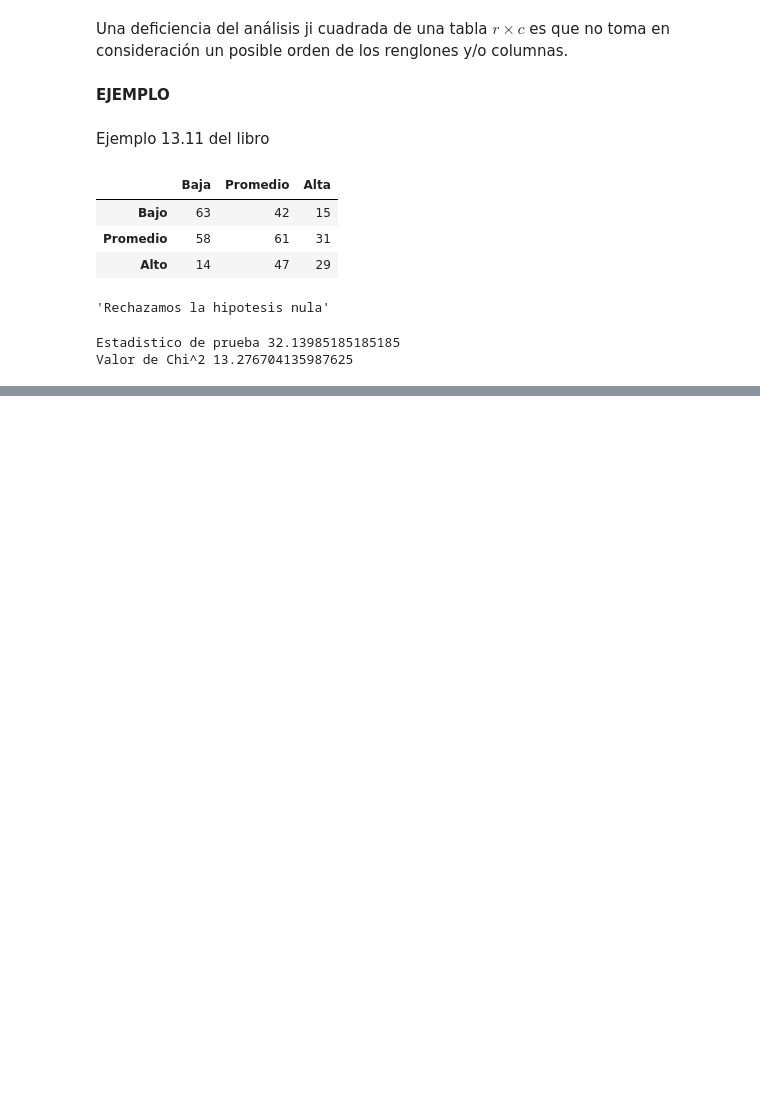
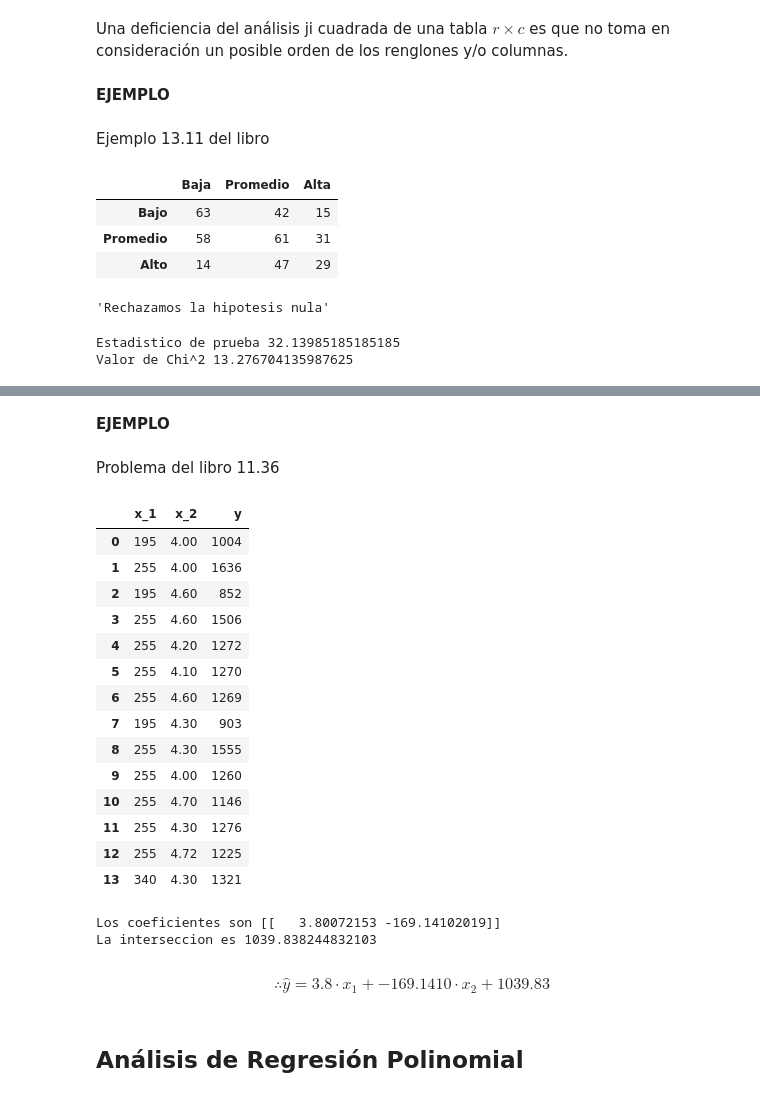
Before and after one commit to DechiWords/Mathematic_and_Statistics, a Jupyter notebook: Funciones_Estadisticas.ipynb, the cells around one changed output, grey strips where cells are left out. Drawn from its saved outputs; the diff is of its cells as text; code cells hidden in the pictures; blank space fills up the shorter version.

```diff
--- a/Funciones_Estadisticas.ipynb
+++ b/Funciones_Estadisticas.ipynb
@@ -1412,0 +1542,49 @@ Valor de Chi^2 13.276704135987625
+# %% [markdown]
+**EJEMPLO**
+# %% [markdown]
+Problema del libro 11.36
+# %%
+x_1 = [195,255,195,255,255,255,255,195,255,255,255,255,255,340]
+x_2 = [4,4,4.60,4.60,4.20,4.10,4.60,4.3,4.3,4,4.7,4.3,4.72,4.3]
+y = [1004,1636,852,1506,1272,1270,1269,903,1555,1260,1146,1276,1225,1321]
+
+DAE = {'x_1':x_1,'x_2':x_2,'y':y}
+
+DAED = pd.DataFrame(DAE)
+# %%
+DAED
+# %% [output]
+|  | x_1 | x_2 | y |
+| 0 | 195 | 4.00 | 1004 |
+| 1 | 255 | 4.00 | 1636 |
+| 2 | 195 | 4.60 | 852 |
+| 3 | 255 | 4.60 | 1506 |
+| 4 | 255 | 4.20 | 1272 |
+| 5 | 255 | 4.10 | 1270 |
+| 6 | 255 | 4.60 | 1269 |
+| 7 | 195 | 4.30 | 903 |
+| 8 | 255 | 4.30 | 1555 |
+| 9 | 255 | 4.00 | 1260 |
+| 10 | 255 | 4.70 | 1146 |
+| 11 | 255 | 4.30 | 1276 |
+| 12 | 255 | 4.72 | 1225 |
+| 13 | 340 | 4.30 | 1321 |
+# %%
+#CONSTRUIMOS UNA LINEA DE REGRESION
+
+Linea_Regresion = LinearRegression()
+
+#AJUSTAMOS EL MODELO A LAS VARIABLES DADAS
+
+Linea_Regresion.fit(DAED[['x_1','x_2']],DAED[['y']])
+
+#IMPRIMIMOS
+
+print('Los coeficientes son',Linea_Regresion.coef_,'\nLa interseccion es',float(Linea_Regresion.intercept_))
+# %% [output]
+Los coeficientes son [[   3.80072153 -169.14102019]]
+La interseccion es 1039.838244832103
+# %% [markdown]
+$$\therefore \hat{y} = 3.8\cdot x_1 + -169.1410\cdot x_2 + 1039.83$$
+# %% [markdown]
+## Análisis de Regresión Polinomial
```
Also changed, not shown: parts of 69 cells of this notebook.
